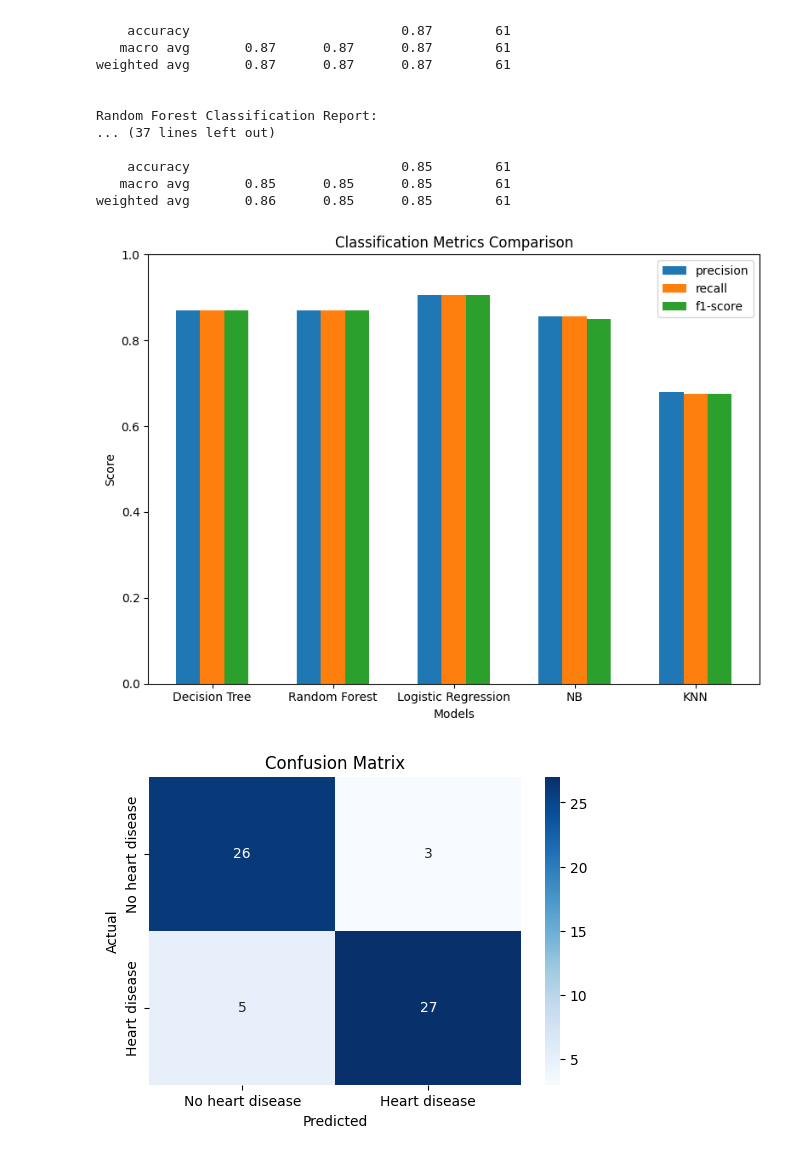
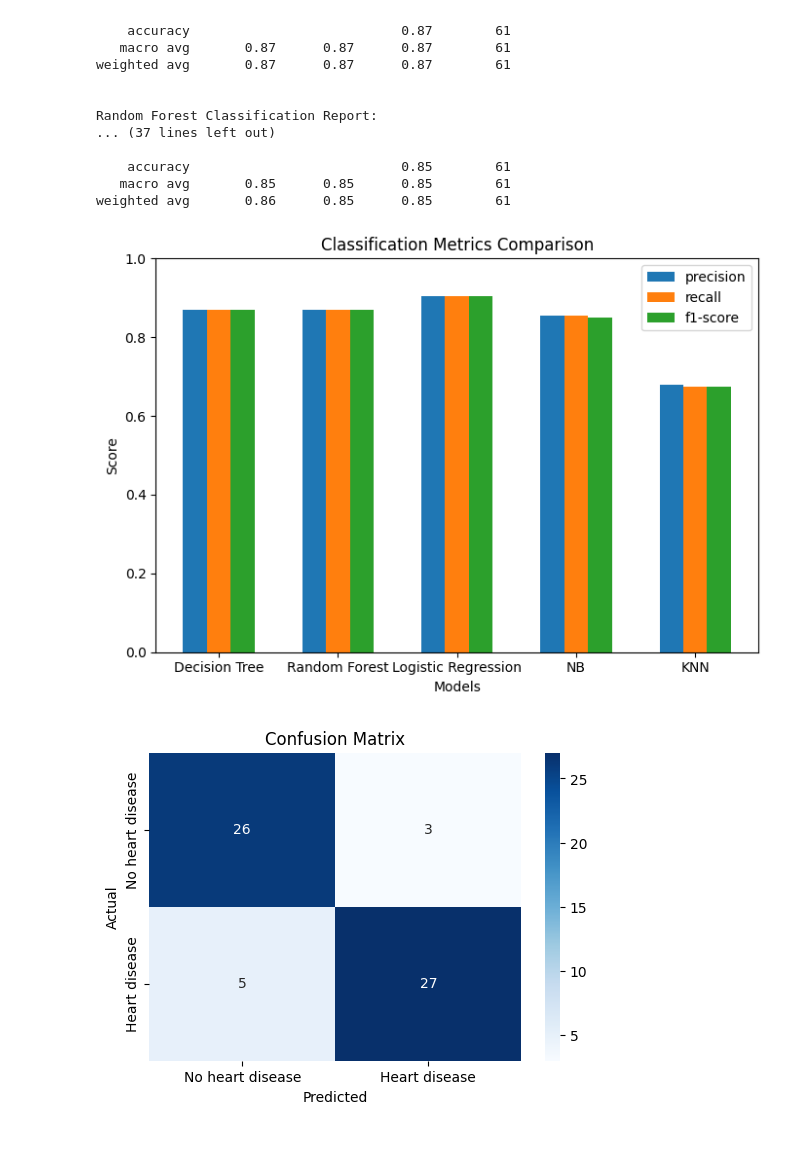
Before and after one commit to abhishek22112001/AI-finalproject, a Jupyter notebook: HEART_DISEASE_PREDICTION.ipynb, the cells around one changed output. Saved outputs shown, nothing was run; the diff lists cells and outputs as text; code cells hidden in the pictures.

```diff
--- a/HEART_DISEASE_PREDICTION.ipynb
+++ b/HEART_DISEASE_PREDICTION.ipynb
@@ -399,23 +399,3 @@ weighted avg       0.68      0.67      0.67        61
 KNN Accuracy: 67.21%
 KNN ROC AUC Score: 0.73
 [figure]
-# %%
-from sklearn.cluster import KMeans
-#KMeans model
-k = 3
-
-kmeans = KMeans(n_clusters=k, random_state=42)
-
-kmeans.fit(X)
-
-cluster_labels = kmeans.labels_
-
-data['cluster'] = cluster_labels
-
-print(data.groupby('cluster').mean())
-
-plt.scatter(data['age'], data['chol'], c=data['cluster'])
-plt.xlabel('Age')
-plt.ylabel('Cholesterol')
-plt.title('KMeans Clustering')
-plt.show()
@@ -546,35 +507,35 @@ def extract_metrics(report_str):
 
 models = {
        'Decision Tree': cr,
     'Random Forest': cr,
     'Logistic Regression': cr_logreg,
     'NB': cr_nb,
     'KNN': cr_knn
 }
 
 metrics_dict = {}
 for model_name, report in models.items():
   metrics_dict[model_name] = extract_metrics(report)
 
-plt.figure(figsize=(8, 6))
+plt.figure(figsize=(7, 5))
 width = 0.2
 
 x = np.arange(len(models))
 
 for i, metric in enumerate(['precision', 'recall', 'f1-score']):
     values = [np.mean([v[metric] for k,v in metrics_dict[model].items()]) for model in models]
     plt.bar(x + i * width, values, width, label=metric)
 
 plt.xticks(x + width, models.keys())
 plt.xlabel("Models")
 plt.ylabel("Score")
 plt.title("Classification Metrics Comparison")
 plt.ylim(0, 1.0)
 plt.legend()
 plt.tight_layout()
 plt.show()
 # %% [output]
-[figure, old version]
+[figure, new version]
 # %%
 plt.figure(figsize=(6,4))
 sns.heatmap(cm, annot=True, fmt='d', cmap='Blues', xticklabels=['No heart disease', 'Heart disease'], yticklabels=['No heart disease', 'Heart disease'])
```
Also changed, not shown: parts of 2 cells of this notebook.
